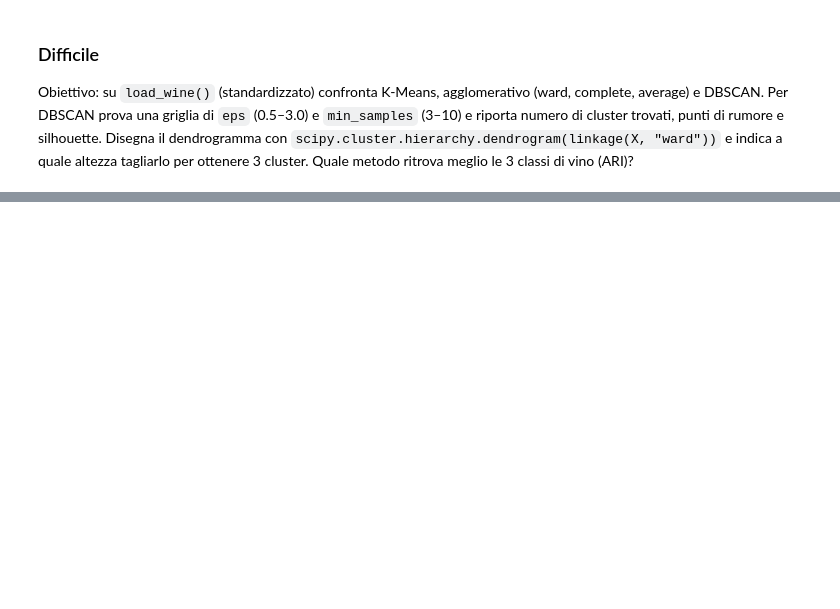
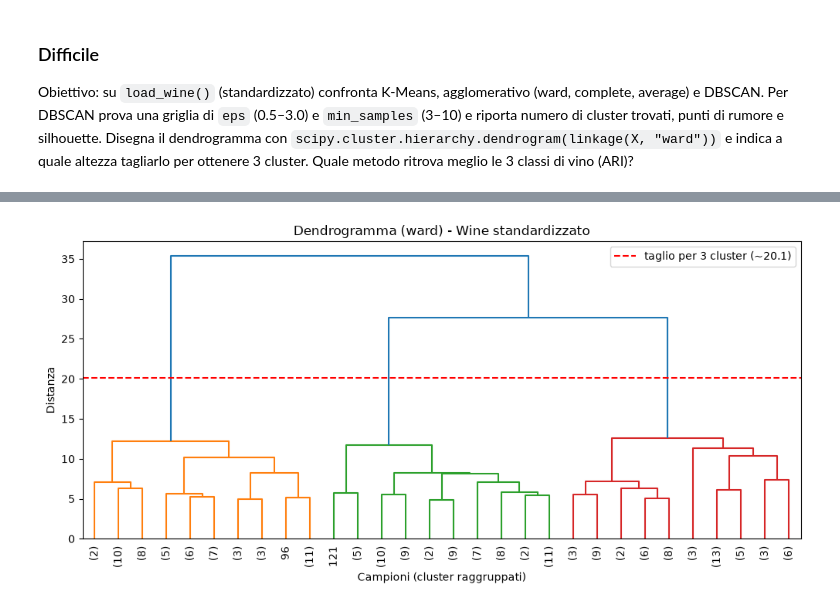
Before and after one commit to MaSTERmIKK/Aula_PythonAi_Ottobre, a Jupyter notebook: CorsoIt/19_Martedì_03/giorno-5-non-supervisionato.ipynb, the cells around one changed output, grey strips where cells are left out. Cells and saved outputs as stored; diff of their text form; code cells hidden in the pictures; blank space fills up the shorter version.

```diff
--- a/CorsoIt/19_Martedì_03/giorno-5-non-supervisionato.ipynb
+++ b/CorsoIt/19_Martedì_03/giorno-5-non-supervisionato.ipynb
@@ -673,0 +761,64 @@ Obiettivo: su `load_wine()` (standardizzato) confronta K-Means, agglomerativo (w
+# %%
+import numpy as np
+import pandas as pd
+import matplotlib.pyplot as plt
+from sklearn.datasets import load_wine
+from sklearn.preprocessing import StandardScaler
+from sklearn.cluster import KMeans, AgglomerativeClustering, DBSCAN
+from sklearn.metrics import silhouette_score, adjusted_rand_score
+from scipy.cluster.hierarchy import linkage, dendrogram
+
+wine = load_wine()
+X = StandardScaler().fit_transform(wine.data)
+y = wine.target
+
+risultati = []
+
+# --- K-Means ---
+lab = KMeans(n_clusters=3, n_init=10, random_state=0).fit_predict(X)
+risultati.append(("K-Means (k=3)", 3, 0, silhouette_score(X, lab), adjusted_rand_score(y, lab)))
+
+# --- Agglomerativo con tre linkage ---
+for link in ["ward", "complete", "average"]:
+    lab = AgglomerativeClustering(n_clusters=3, linkage=link).fit_predict(X)
+    risultati.append((f"Agglomerativo ({link})", 3, 0, silhouette_score(X, lab), adjusted_rand_score(y, lab)))
+
+df = pd.DataFrame(risultati, columns=["metodo", "n_cluster", "rumore", "silhouette", "ARI"])
+print(df.round(3).to_string(index=False))
+
+# --- DBSCAN: griglia di eps e min_samples ---
+righe = []
+for eps in np.arange(0.5, 3.01, 0.5):
+    for ms in range(3, 11, 1):
+        lab = DBSCAN(eps=eps, min_samples=ms).fit_predict(X)
+        n_cl = len(set(lab)) - (1 if -1 in lab else 0)
+        n_rum = int((lab == -1).sum())
+        mask = lab != -1
+        # la silhouette richiede almeno 2 cluster e solo punti non-rumore
+        sil = silhouette_score(X[mask], lab[mask]) if n_cl >= 2 else np.nan
+        righe.append((round(eps, 1), ms, n_cl, n_rum, sil, adjusted_rand_score(y, lab)))
+griglia = pd.DataFrame(righe, columns=["eps", "min_samples", "n_cluster", "rumore", "silhouette", "ARI"])
+griglia["cluster/rumore"] = griglia.n_cluster.astype(str) + " / " + griglia.rumore.astype(str)
+print("\nDBSCAN - n. cluster / punti di rumore (righe: eps, colonne: min_samples):")
+print(griglia.pivot(index="eps", columns="min_samples", values="cluster/rumore").to_string())
+
+print("\nDBSCAN - configurazioni con esattamente 3 cluster, ordinate per ARI:")
+print(griglia[griglia.n_cluster == 3].sort_values("ARI", ascending=False).round(3).head(8).to_string(index=False))
+print("\nMigliore ARI in assoluto:")
+print(griglia.sort_values("ARI", ascending=False).round(3).head(3).to_string(index=False))
+
+# --- Dendrogramma ---
+Z = linkage(X, "ward")
+altezza_taglio = (Z[-3, 2] + Z[-2, 2]) / 2   # tra la 3a e la 2a ultima fusione
+print(f"\nAltezze delle ultime fusioni ward: {Z[-4:, 2].round(2)}")
+print(f"Per ottenere 3 cluster si taglia a un'altezza tra {Z[-3, 2]:.2f} e {Z[-2, 2]:.2f} (es. ~{altezza_taglio:.1f})")
+
+plt.figure(figsize=(12, 5))
+dendrogram(Z, truncate_mode="lastp", p=30, leaf_rotation=90, no_labels=False)
+plt.axhline(altezza_taglio, color="red", ls="--", label=f"taglio per 3 cluster (~{altezza_taglio:.1f})")
+plt.title("Dendrogramma (ward) - Wine standardizzato")
+plt.xlabel("Campioni (cluster raggruppati)")
+plt.ylabel("Distanza")
+plt.legend()
+plt.show()
+# %% [output]
@@ -673,0 +842 @@ Obiettivo: su `load_wine()` (standardizzato) confronta K-Means, agglomerativo (w
+[figure, added]
```
Also changed, not shown: parts of 10 cells of this notebook.
